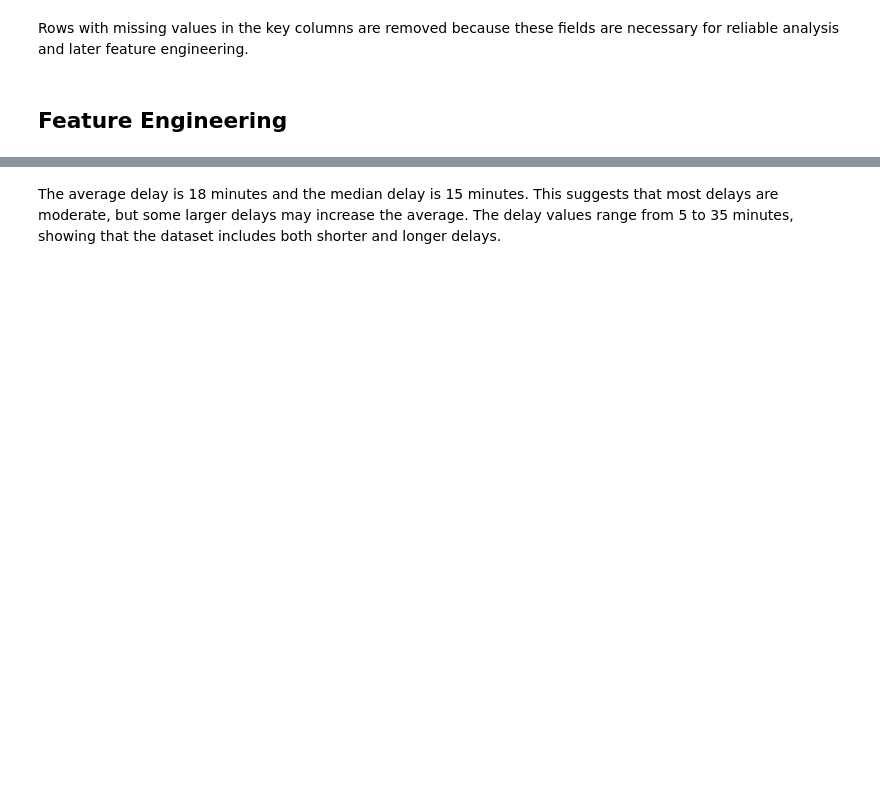
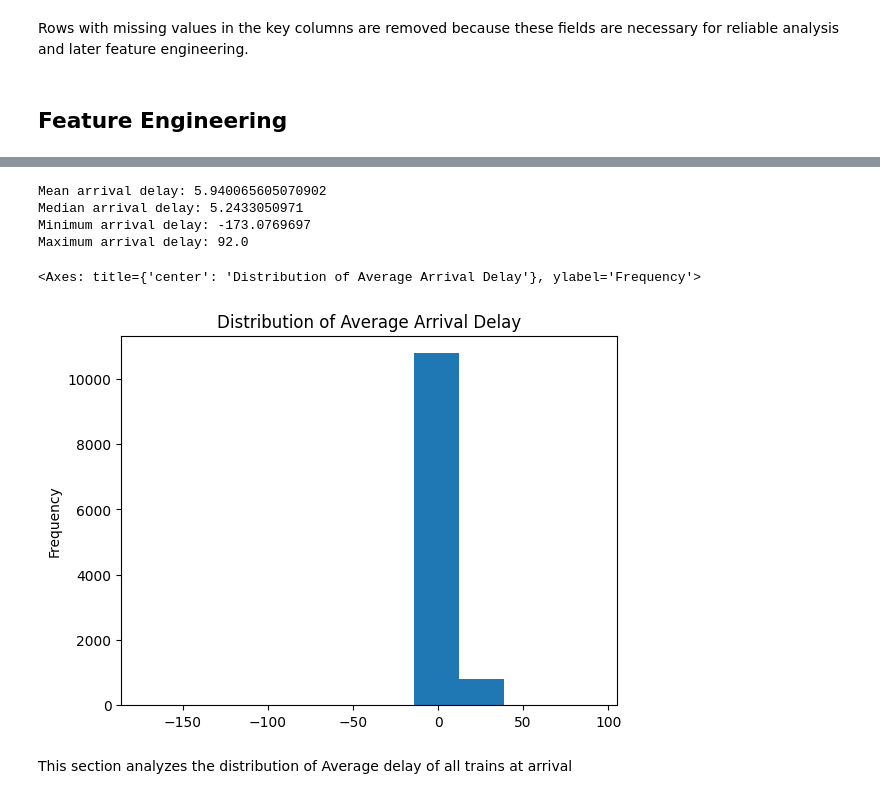
Before and after one commit to dianatrc/tardis, a Jupyter notebook: tardis_eda.ipynb, the cells around one changed output, grey strips where cells are left out. Drawn from its saved outputs; the diff is of its cells as text; code cells hidden in the pictures; blank space fills up the shorter version.

```diff
--- a/tardis_eda.ipynb
+++ b/tardis_eda.ipynb
@@ -90,12 +150,29 @@ df["scheduled_hour"] = df["scheduled_time"].apply(
-# %%
-df["is_peak_hour"] = df["scheduled_hour"].apply(
-    lambda x: 1 if x in [7, 8, 9, 17, 18, 19] else 0
-)
-# %%
-df["delay_category"] = pd.cut(
-    df["delay_minutes"],
-    bins=[-1, 5, 15, 30, float("inf")],
-    labels=["On time / slight", "Short delay", "Medium delay", "Long delay"]
-)
+# %%
+df["Total trains"] = df["Number of scheduled trains"]
+
+df["Cancellation rate"] = (
+    df["Number of cancelled trains"] / df["Total trains"].replace(0, np.nan)
+)
+
+df["Departure delay rate"] = (
+    df["Number of trains delayed at departure"] / df["Total trains"].replace(0, np.nan)
+)
+
+df["Arrival delay rate"] = (
+    df["Number of trains delayed at arrival"] / df["Total trains"].replace(0, np.nan)
+)
 # %%
-df[["Year", "Month", "scheduled_hour", "is_peak_hour", "delay_category", "Route"]].head()
+rate_cols = ["Cancellation rate", "Departure delay rate", "Arrival delay rate"]
+df[rate_cols] = df[rate_cols].fillna(0)
+
+df["Delay severity"] = pd.cut(
+    df["Arrival delay rate"],
+    bins=[-0.1, 0.1, 0.2, 1.0],
+    labels=["Low", "Medium", "High"]
+)
+
+df[[
+    "Year", "Month", "Month name", "Quarter", "Season",
+    "Route", "Cancellation rate", "Departure delay rate",
+    "Arrival delay rate", "Delay severity"
+]].head()
@@ -108,10 +202,22 @@ df["delay_minutes"].describe()
 # %%
-print("Mean delay:", df["delay_minutes"].mean())
-print("Median delay:", df["delay_minutes"].median())
-print("Minimum delay:", df["delay_minutes"].min())
-print("Maximum delay:", df["delay_minutes"].max())
+print("Mean arrival delay:", df["Average delay of all trains at arrival"].mean())
+print("Median arrival delay:", df["Average delay of all trains at arrival"].median())
+print("Minimum arrival delay:", df["Average delay of all trains at arrival"].min())
+print("Maximum arrival delay:", df["Average delay of all trains at arrival"].max())
+# %% [output]
+Mean arrival delay: 5.940065605070902
+Median arrival delay: 5.2433050971
+Minimum arrival delay: -173.0769697
+Maximum arrival delay: 92.0
 # %%
-df["delay_minutes"].plot(kind="hist", bins=10, title="Distribution of delay minutes")
+df["Average delay of all trains at arrival"].plot(
+    kind="hist",
+    bins=10,
+    title="Distribution of Average Arrival Delay"
+)
+# %% [output]
+<Axes: title={'center': 'Distribution of Average Arrival Delay'}, ylabel='Frequency'>
+[figure, added]
 # %% [markdown]
-The average delay is 18 minutes and the median delay is 15 minutes. This suggests that most delays are moderate, but some larger delays may increase the average. The delay values range from 5 to 35 minutes, showing that the dataset includes both shorter and longer delays.
+This section analyzes the distribution of Average delay of all trains at arrival
 # %%
```
Also changed, not shown: parts of 24 cells of this notebook, 1 other file.
